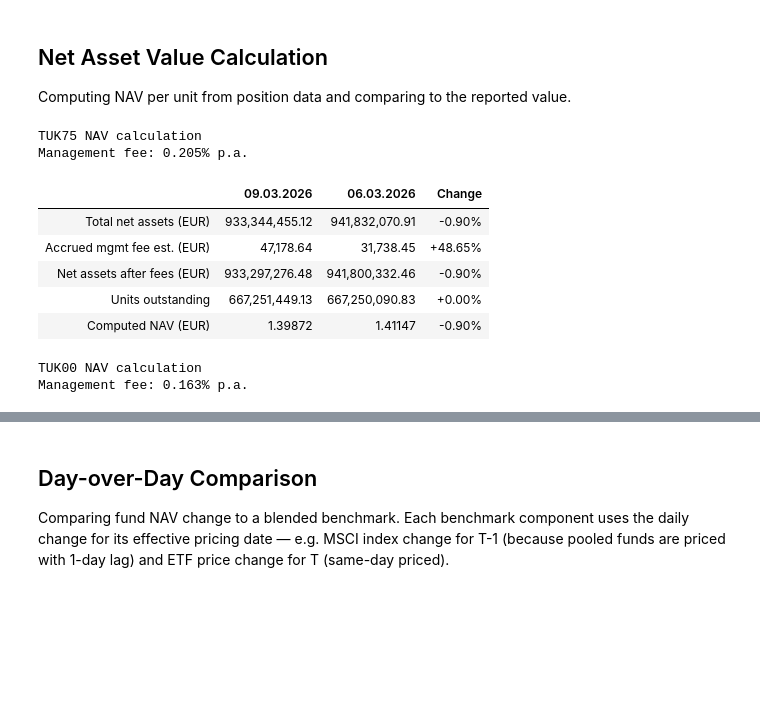
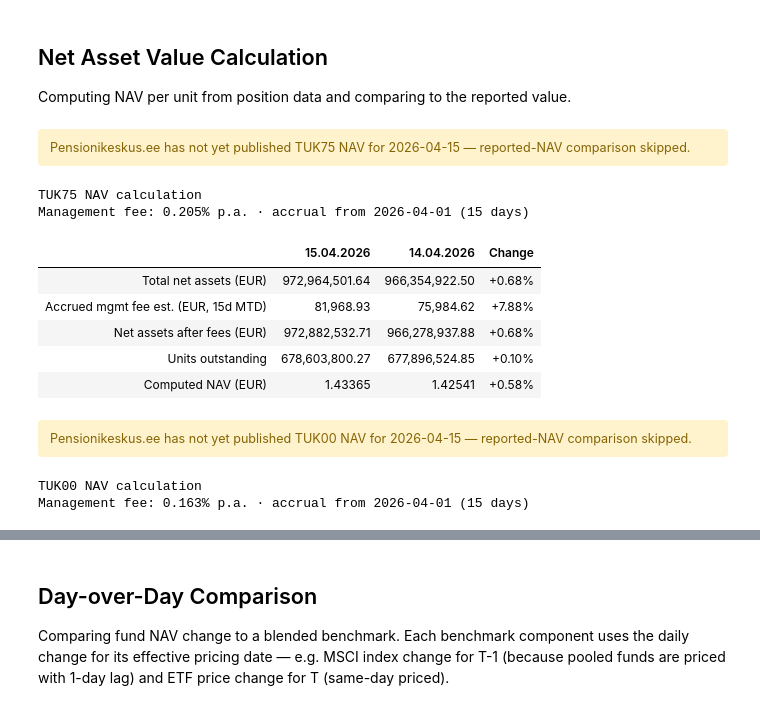
Before and after one commit to TulevaEE/reporting-engine, a Jupyter notebook: reports/adhoc/nav_check.ipynb, the cells around one changed output, grey strips where cells are left out. Saved outputs shown, nothing was run; the diff lists cells and outputs as text; code cells hidden in the pictures; blank space fills up the shorter version.

```diff
--- a/reports/adhoc/nav_check.ipynb
+++ b/reports/adhoc/nav_check.ipynb
@@ -761,6 +761,10 @@ TUK00: 4 OK  |  0 flagged  |  4 no data
 
 Computing NAV per unit from position data and comparing to the reported value.
 # %%
+def days_since_month_start(dt):
+    """Days elapsed since the start of dt's calendar month (inclusive, 1..31)."""
+    return (dt - dt.replace(day=1)).days + 1
+
 for fund in FUNDS:
     code = fund['code']
     fd = fund_data[code]
@@ -775,26 +779,39 @@ for fund in FUNDS:
     has_repricing = abs(reprice_adj) > 0.01
 
     nav_dt = datetime.strptime(NAV_DATE, '%Y-%m-%d')
-    row_today = units_today.iloc[0]
-    reported_nav = row_today['Nav']
-    reported_balance = row_today['Balance']
+    if len(units_today) > 0:
+        row_today = units_today.iloc[0]
+        reported_nav = row_today['Nav']
+        reported_balance = row_today['Balance']
+    else:
+        reported_nav = None
+        reported_balance = None
 
-    day_of_month = nav_dt.day
+    # Management fee accrual runs from the 1st of the NAV month (fees paid out monthly)
+    accrual_days = days_since_month_start(nav_dt)
     expected_daily_fee = nav_components * mgmt_fee_rate / 365
-    expected_accrual = expected_daily_fee * day_of_month
+    expected_accrual = expected_daily_fee * accrual_days
     nav_after_fees = nav_components - expected_accrual
     computed_nav = nav_after_fees / position_units
-    nav_diff_eur = computed_nav - reported_nav
-    nav_diff_pct = nav_diff_eur / reported_nav * 100
+    if reported_nav is not None:
+        nav_diff_eur = computed_nav - reported_nav
+        nav_diff_pct = nav_diff_eur / reported_nav * 100
+    else:
+        nav_diff_eur = None
+        nav_diff_pct = None
 
     # Repriced computation
     if has_repricing:
         repriced_components = nav_components + reprice_adj
-        repriced_accrual = repriced_components * mgmt_fee_rate / 365 * day_of_month
+        repriced_accrual = repriced_components * mgmt_fee_rate / 365 * accrual_days
         repriced_after_fees = repriced_components - repriced_accrual
         repriced_nav = repriced_after_fees / position_units
-        repriced_diff_eur = repriced_nav - reported_nav
-        repriced_diff_pct = repriced_diff_eur / reported_nav * 100
+        if reported_nav is not None:
+            repriced_diff_eur = repriced_nav - reported_nav
+            repriced_diff_pct = repriced_diff_eur / reported_nav * 100
+        else:
+            repriced_diff_eur = None
+            repriced_diff_pct = None
 
     # Previous day
     prev_position_units = None
@@ -805,7 +822,10 @@ for fund in FUNDS:
         prev_units_rows = prev_pos[prev_pos['Account Type'] == 'UNITS']
         prev_position_units = prev_units_rows.iloc[0]['Quantity'] if len(prev_units_rows) > 0 else None
         prev_dt = datetime.strptime(prev_nav_date, '%Y-%m-%d')
-        prev_accrual = prev_nav_total * mgmt_fee_rate / 365 * prev_dt.day
+        # Accrual for prev date is also measured from the 1st of prev_dt's month —
+        # this correctly resets to ~1 day when prev_dt and nav_dt cross a month boundary.
+        prev_accrual_days = days_since_month_start(prev_dt)
+        prev_accrual = prev_nav_total * mgmt_fee_rate / 365 * prev_accrual_days
         prev_nav_after_fees = prev_nav_total - prev_accrual
         if prev_position_units:
             prev_computed_nav = prev_nav_after_fees / prev_position_units
@@ -830,14 +850,15 @@ for fund in FUNDS:
             {'': 'Total net assets repriced (EUR)', col_today: f'{repriced_components:,.2f}', col_prev: '', 'Change': f'{reprice_adj:+,.2f}'},
         )
     table_rows += [
-        {'': 'Accrued mgmt fee est. (EUR)', col_today: f'{expected_accrual:,.2f}', col_prev: f'{prev_accrual:,.2f}' if prev_accrual else '', 'Change': pct_change(expected_accrual, prev_accrual)},
+        {'': f'Accrued mgmt fee est. (EUR, {accrual_days}d MTD)', col_today: f'{expected_accrual:,.2f}', col_prev: f'{prev_accrual:,.2f}' if prev_accrual else '', 'Change': pct_change(expected_accrual, prev_accrual)},
         {'': 'Net assets after fees (EUR)', col_today: f'{nav_after_fees:,.2f}', col_prev: f'{prev_nav_after_fees:,.2f}' if prev_nav_after_fees else '', 'Change': pct_change(nav_after_fees, prev_nav_after_fees)},
         {'': 'Units outstanding', col_today: f'{position_units:,.2f}', col_prev: f'{prev_position_units:,.2f}' if prev_position_units else '', 'Change': pct_change(position_units, prev_position_units)},
         {'': 'Computed NAV (EUR)', col_today: f'{computed_nav:.5f}', col_prev: f'{prev_computed_nav:.5f}' if prev_computed_nav else '', 'Change': pct_change(computed_nav, prev_computed_nav)},
     ]
     if has_repricing:
+        repriced_change = f'{repriced_diff_eur:+.5f}' if repriced_diff_eur is not None else ''
         table_rows.append(
-            {'': 'Computed NAV repriced (EUR)', col_today: f'{repriced_nav:.5f}', col_prev: '', 'Change': f'{repriced_diff_eur:+.5f}'},
+            {'': 'Computed NAV repriced (EUR)', col_today: f'{repriced_nav:.5f}', col_prev: '', 'Change': repriced_change},
         )
 
     table_df = pd.DataFrame(table_rows)
@@ -848,40 +869,45 @@ for fund in FUNDS:
         for i, col_name in enumerate(row.index):
             if col_name == col_t:
                 styles[i] = 'font-weight: bold'
             elif col_name == 'Change':
                 styles[i] = 'font-style: italic'
         return styles
 
     fee_pct = f'{mgmt_fee_rate * 100:.3f}%' if mgmt_fee_rate else 'N/A'
-    caption_html = f'{code} NAV calculation<br><i style="font-weight: normal; font-size: 0.85em">Management fee: {fee_pct} p.a.</i>'
+    caption_html = f'{code} NAV calculation<br><i style="font-weight: normal; font-size: 0.85em">Management fee: {fee_pct} p.a. · accrual from {nav_dt.replace(day=1).strftime("%Y-%m-%d")} ({accrual_days} days)</i>'
+
+    if reported_nav is None:
+        display(HTML(f'<div style="color: #856404; background: #fff3cd; padding: 8px 12px; border-radius: 4px; margin: 4px 0; font-size: 0.9em">Pensionikeskus.ee has not yet published {code} NAV for {NAV_DATE} — reported-NAV comparison skipped.</div>'))
 
     display(table_df.style
         .set_caption(caption_html)
         .set_table_styles([{'selector': 'caption', 'props': [('font-weight', 'bold'), ('font-size', '1.1em'), ('text-align', 'left'), ('padding-bottom', '8px')]}])
         .apply(style_table, axis=1)
         .hide(axis='index'))
 
     # Store for later cells
     fd['reported_nav'] = reported_nav
     fd['reported_balance'] = reported_balance
     fd['computed_nav'] = computed_nav
     fd['prev_computed_nav'] = prev_computed_nav
     fd['nav_diff_eur'] = nav_diff_eur
     fd['nav_diff_pct'] = nav_diff_pct
     fd['expected_accrual'] = expected_accrual
     fd['total_units'] = position_units
     if has_repricing:
         fd['repriced_nav'] = repriced_nav
         fd['repriced_diff_eur'] = repriced_diff_eur
         fd['repriced_diff_pct'] = repriced_diff_pct
 # %% [output]
+Pensionikeskus.ee has not yet published TUK75 NAV for 2026-04-15 — reported-NAV comparison skipped.
 TUK75 NAV calculation
-Management fee: 0.205% p.a.
+Management fee: 0.205% p.a. · accrual from 2026-04-01 (15 days)
-|  | 09.03.2026 | 06.03.2026 | Change |
-| Total net assets (EUR) | 933,344,455.12 | 941,832,070.91 | -0.90% |
-| Accrued mgmt fee est. (EUR) | 47,178.64 | 31,738.45 | +48.65% |
-| Net assets after fees (EUR) | 933,297,276.48 | 941,800,332.46 | -0.90% |
-| Units outstanding | 667,251,449.13 | 667,250,090.83 | +0.00% |
-| Computed NAV (EUR) | 1.39872 | 1.41147 | -0.90% |
+|  | 15.04.2026 | 14.04.2026 | Change |
+| Total net assets (EUR) | 972,964,501.64 | 966,354,922.50 | +0.68% |
+| Accrued mgmt fee est. (EUR, 15d MTD) | 81,968.93 | 75,984.62 | +7.88% |
+| Net assets after fees (EUR) | 972,882,532.71 | 966,278,937.88 | +0.68% |
+| Units outstanding | 678,603,800.27 | 677,896,524.85 | +0.10% |
+| Computed NAV (EUR) | 1.43365 | 1.42541 | +0.58% |
+Pensionikeskus.ee has not yet published TUK00 NAV for 2026-04-15 — reported-NAV comparison skipped.
 TUK00 NAV calculation
-Management fee: 0.163% p.a.
+Management fee: 0.163% p.a. · accrual from 2026-04-01 (15 days)
```
Also changed, not shown: parts of 7 cells of this notebook, 2 other files.
